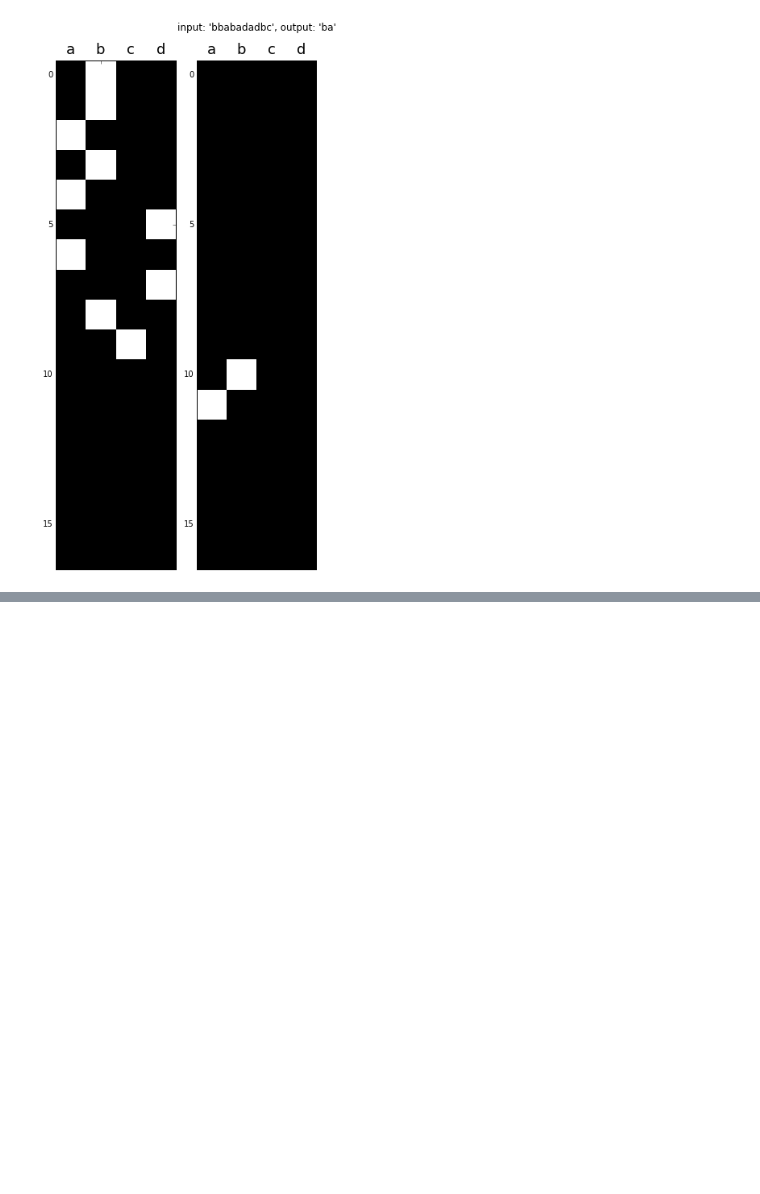
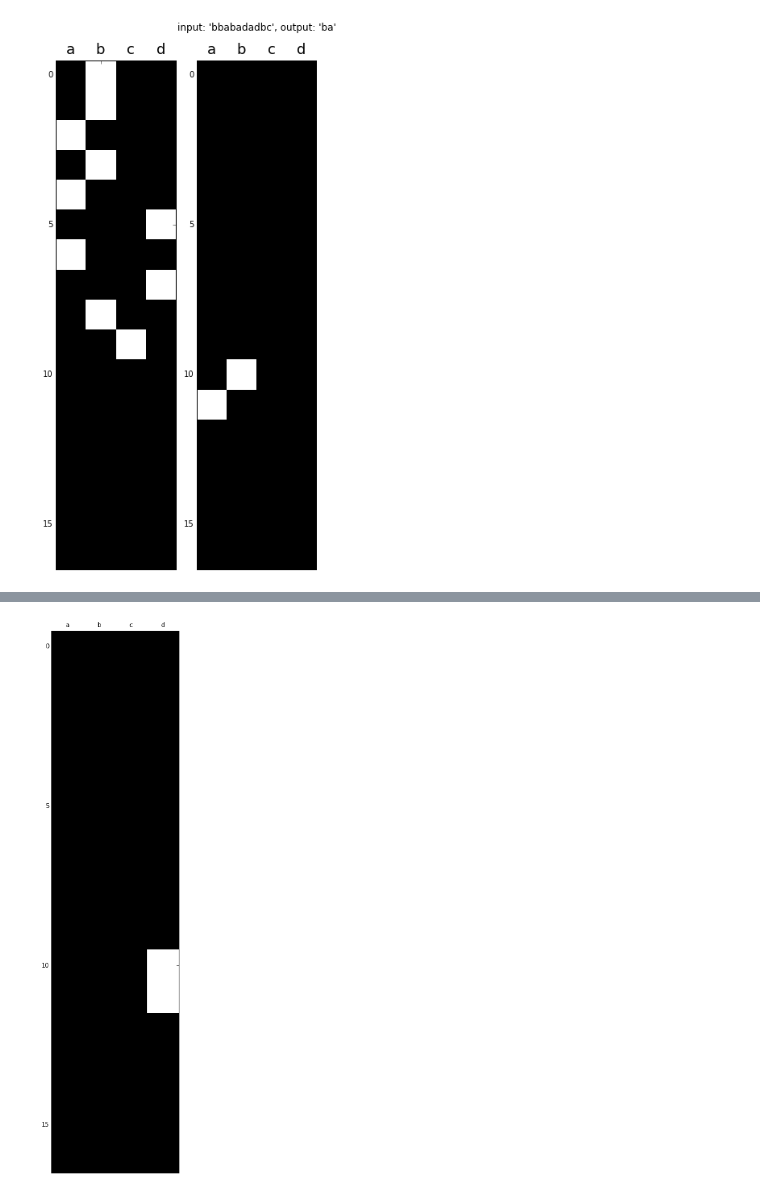
Before and after one commit to deeplearningparis/dl-rnn, a Jupyter notebook: Sequence_Memory_Task.ipynb, the cells around one changed output, grey strips where cells are left out. Drawn from its saved outputs; the diff is of its cells as text; code cells hidden in the pictures; blank space fills up the shorter version.

```diff
--- a/Sequence_Memory_Task.ipynb
+++ b/Sequence_Memory_Task.ipynb
@@ -167,0 +255,4 @@ input_data.shape
+# %%
+plot_encoded_sequence(Y_short_train[0])
+# %% [output]
+[figure, added]
```
Also changed, not shown: parts of 11 cells of this notebook, 18 other files.
